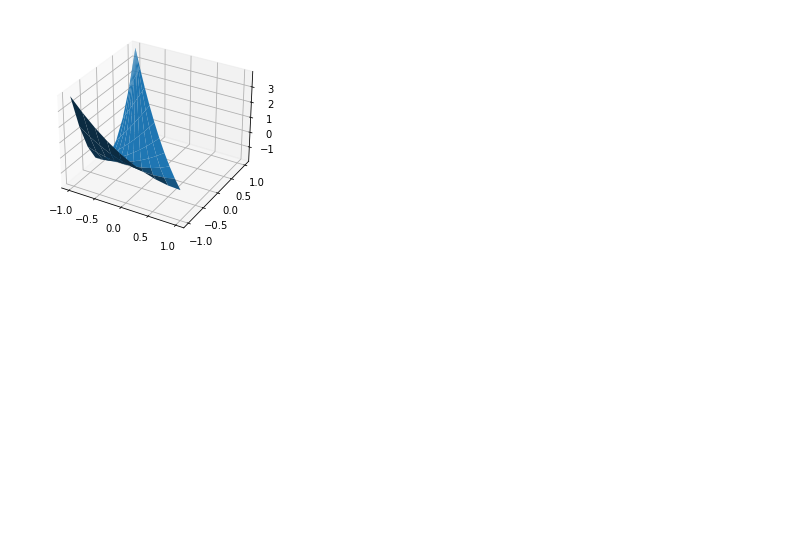
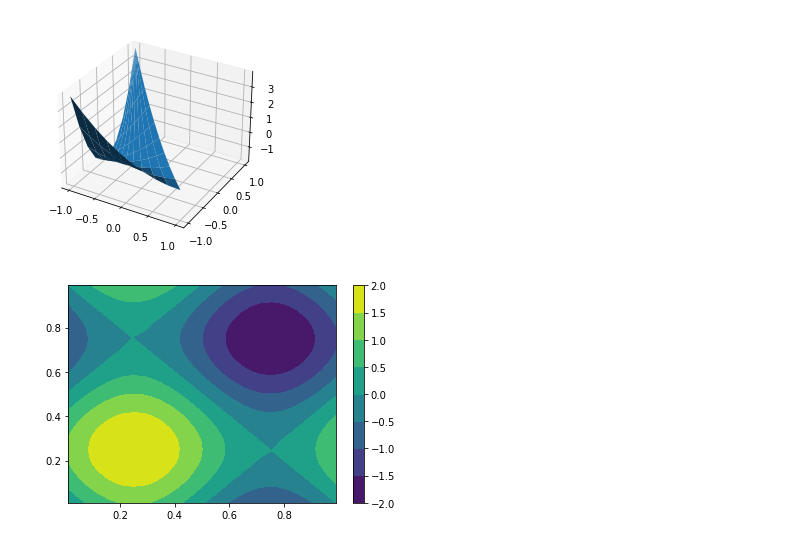
Before and after one commit to caleblogemann/pydogpack, a Jupyter notebook: pydogpack/basis/basis.ipynb, the cells around one changed output. Saved outputs shown, nothing was run; the diff lists cells and outputs as text; code cells hidden in the pictures; blank space fills up the shorter version.

```diff
--- a/pydogpack/basis/basis.ipynb
+++ b/pydogpack/basis/basis.ipynb
@@ -114,3 +115,11 @@ for i_basis_cpt in range(modal_basis_2d_triangle.num_basis_cpts):
 [figure]
 [figure]
 [figure]
+# %%
+ic = x_functions.Sine2D()
+modal_basis_2d_triangle = basis.ModalBasis2DTriangle(3)
+mesh_ = mesh.Mesh2DTriangulatedRectangle(0.0, 1.0, 0.0, 1.0, 10, 10)
+dg_solution = modal_basis_2d_triangle.project(ic, mesh_)
+dg_solution.create_plot();
+# %% [output]
+[figure, added]
```
Also changed, not shown: parts of 4 cells of this notebook, 5 other files.
